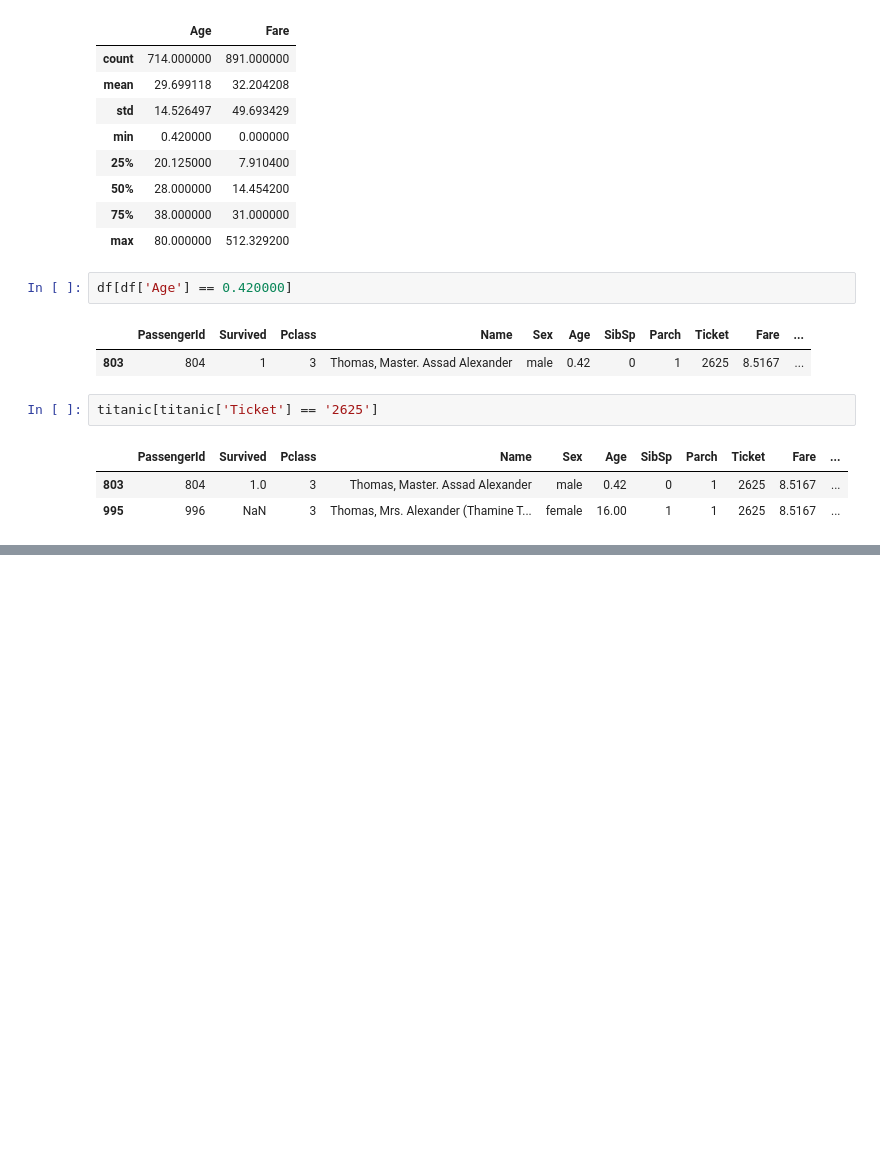
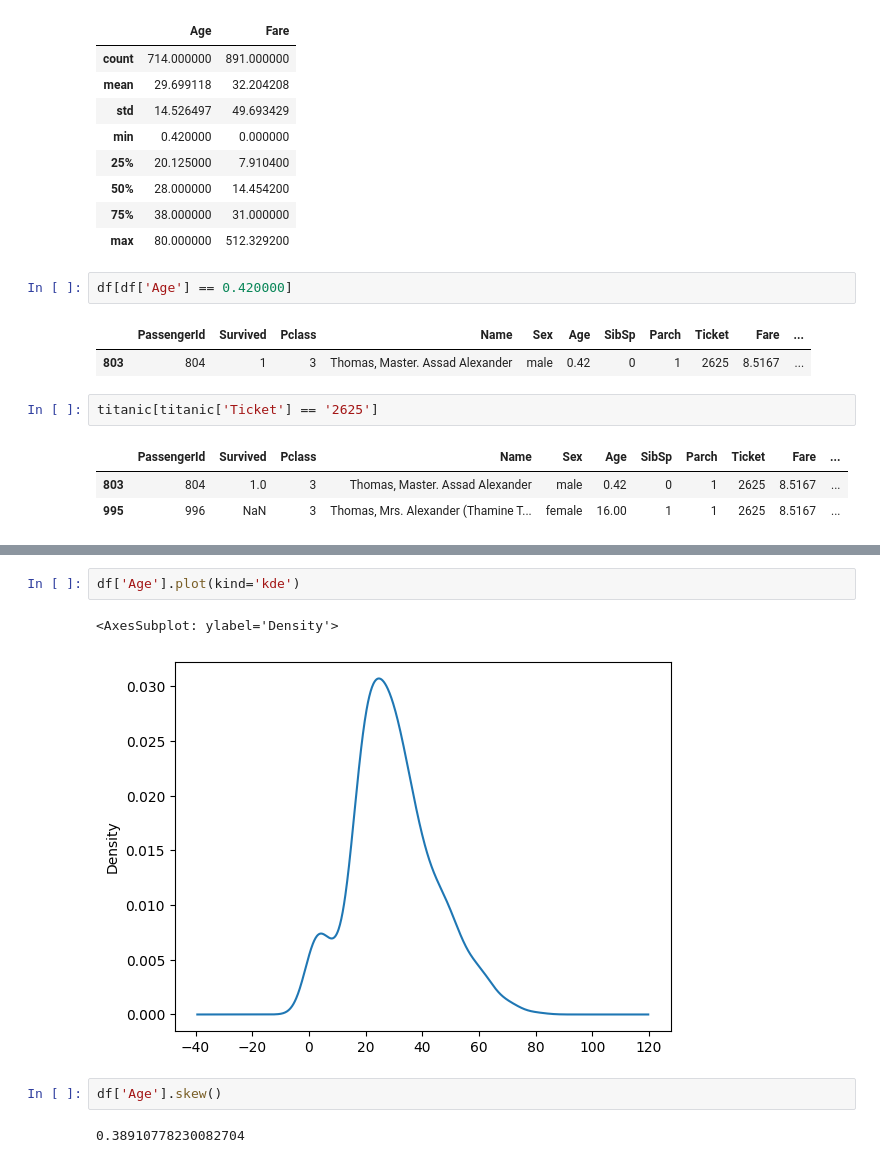
Before and after one commit to pxxthik/Titanic-dataset-analysis, a Jupyter notebook: Titanic - Machine Learning from Disaster.ipynb, the cells around one changed output, grey strips where cells are left out. Cells and saved outputs as stored; diff of their text form; blank space fills up the shorter version.

```diff
--- a/Titanic - Machine Learning from Disaster.ipynb
+++ b/Titanic - Machine Learning from Disaster.ipynb
@@ -129,0 +164,9 @@ titanic[titanic['Ticket'] == '2625']
+# %%
+df['Age'].plot(kind='kde')
+# %% [output]
+<AxesSubplot: ylabel='Density'>
+[figure, added]
+# %%
+df['Age'].skew()
+# %% [output]
+0.38910778230082704
```
Also changed, not shown: parts of 47 cells of this notebook, 1 other file.
